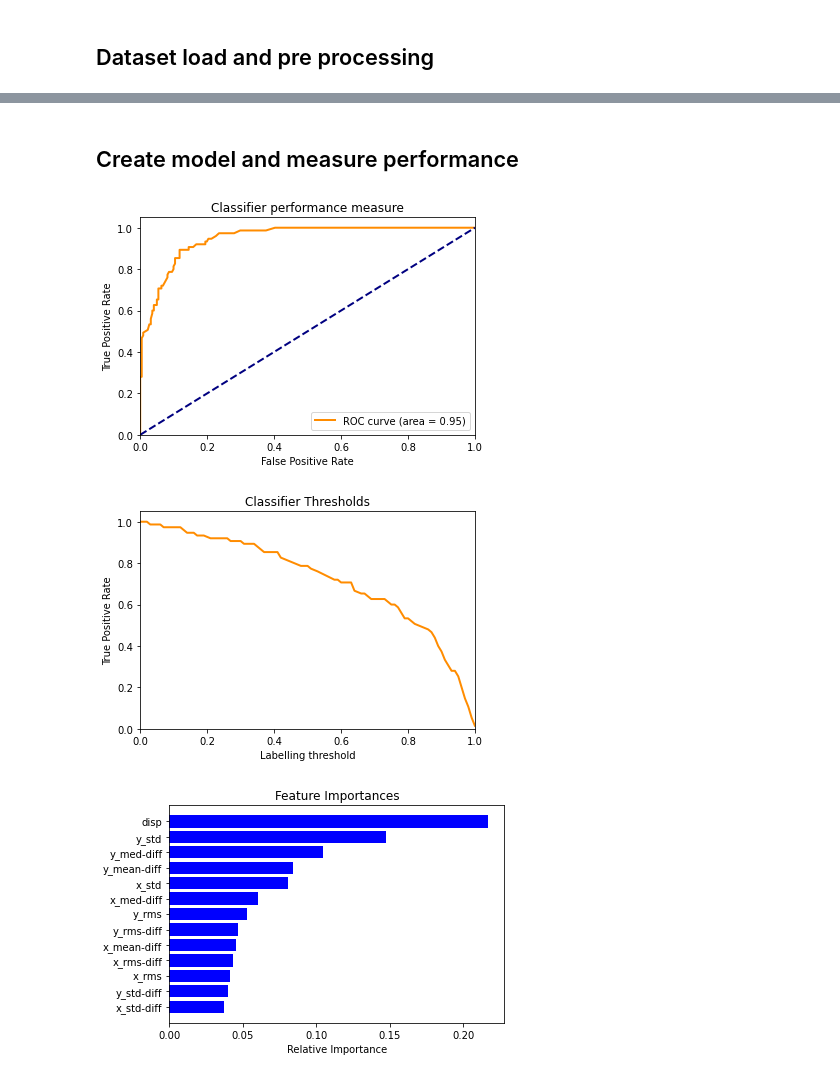
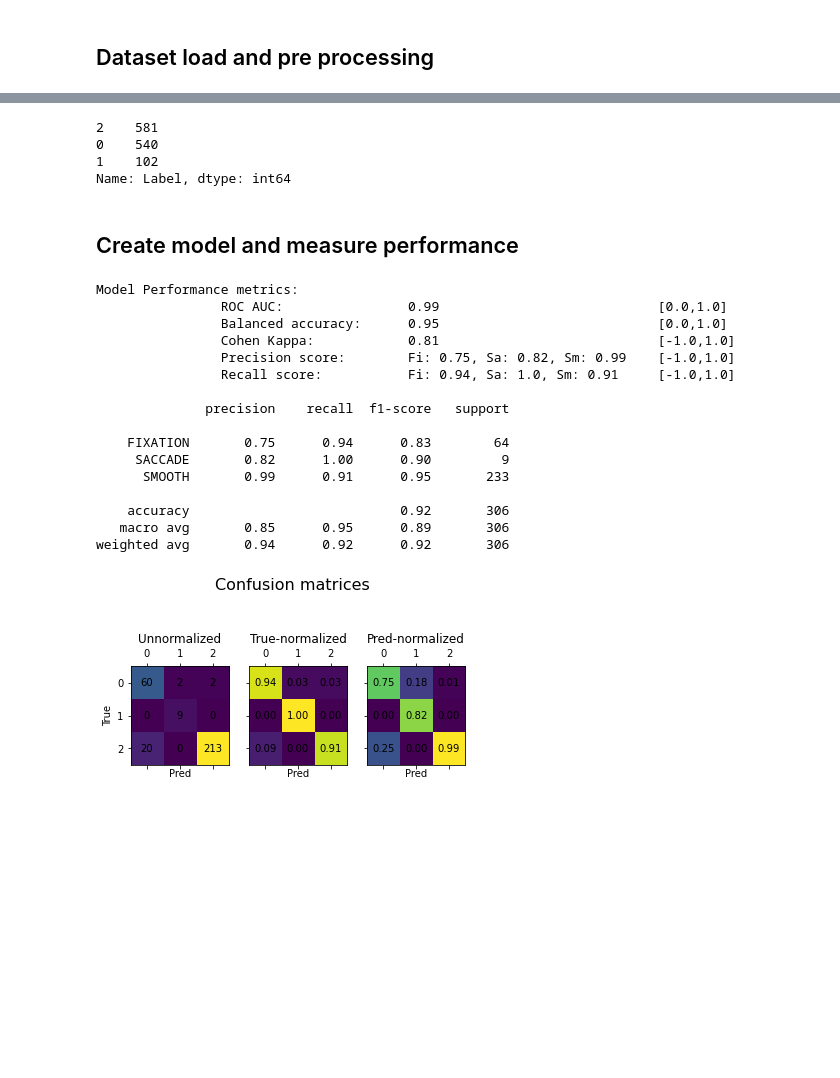
Before and after one commit to JLysberg/TTK4550-SpecializationProject, a Jupyter notebook: Code/Notebooks/DataSegmentation.ipynb, the cells around one changed output, grey strips where cells are left out. Saved outputs shown, nothing was run; the diff lists cells and outputs as text; code cells hidden in the pictures; blank space fills up the shorter version.

Commit message:
Create multiclass classification model

```diff
--- a/Code/Notebooks/DataSegmentation.ipynb
+++ b/Code/Notebooks/DataSegmentation.ipynb
@@ -21 +19,4 @@ dataset = interface.GetDataset(["FIXATION", "SACCADE"])
+# %%
+modelInterface = et.ETDataInterface()
+modelData = modelInterface.GetDataset()
 # %%
@@ -65,13 +78,19 @@ plotDatasetQuality(plotDataset[0:1000])
 # %%
-dataset["Label"] = dataset["Label"].replace({"FIXATION": 0, "SACCADE": 1})
-dataset = dataset.drop(["Timestamp", "x", "y"], axis=1)
+modelData["Label"] = modelData["Label"].replace({"FIXATION": 0, "SACCADE": 1, "SMOOTH": 2})
+modelData = modelData.drop(["Timestamp", "delta", "sampleIndex", "x", "y"], axis=1)
 
 # Sum of target values
-train_target_sums = dataset["Label"].value_counts()
+train_target_sums = modelData["Label"].value_counts()
+train_target_sums
+# %% [output]
+2    581
+0    540
+1    102
+Name: Label, dtype: int64
 # %%
 # Split dataset into train and validation splits
-train, test, y_train, y_test = train_test_split(dataset.drop(["Label"], axis="columns"),
-        dataset["Label"], test_size=0.2)
+train, test, y_train, y_test = train_test_split(modelData.drop(["Label"], axis="columns"),
+        modelData["Label"], test_size=0.25, shuffle=False)
 # %% [markdown]
 ## Create model and measure performance
 # %%
@@ -122,21 +171,36 @@ def PlotFeatureImportances(clf):
 # %%
 clf = RandomForestClassifier(
     n_jobs=-1,
     class_weight="balanced",
     criterion="entropy"
     )
 clf.fit(train, y_train)
 
-PlotModelAUC(clf)
-PlotModelThresholds(clf)
-PlotFeatureImportances(clf)
+# PlotModelAUC(clf)
+# PlotModelThresholds(clf)
+# PlotFeatureImportances(clf)
+ShowMultiModelPerformance(clf)
 
 # clf = GradientBoostingClassifier()
 # clf.fit(train, y_train)
 
 # PlotModelAUC(clf, "GradientBoostingClassifier")
 # %% [output]
+Model Performance metrics:
+                ROC AUC:                0.99                            [0.0,1.0]
+                Balanced accuracy:      0.95                            [0.0,1.0]
+                Cohen Kappa:            0.81                            [-1.0,1.0]
+                Precision score:        Fi: 0.75, Sa: 0.82, Sm: 0.99    [-1.0,1.0]
+                Recall score:           Fi: 0.94, Sa: 1.0, Sm: 0.91     [-1.0,1.0]
+
+              precision    recall  f1-score   support
+
+    FIXATION       0.75      0.94      0.83        64
+     SACCADE       0.82      1.00      0.90         9
+      SMOOTH       0.99      0.91      0.95       233
+
+    accuracy                           0.92       306
+   macro avg       0.85      0.95      0.89       306
+weighted avg       0.94      0.92      0.92       306
-[figure, old version]
+[figure, new version]
-[figure, removed]
-[figure, removed]
 # %%
```
Also changed, not shown: parts of 6 cells of this notebook, 1 other file.
